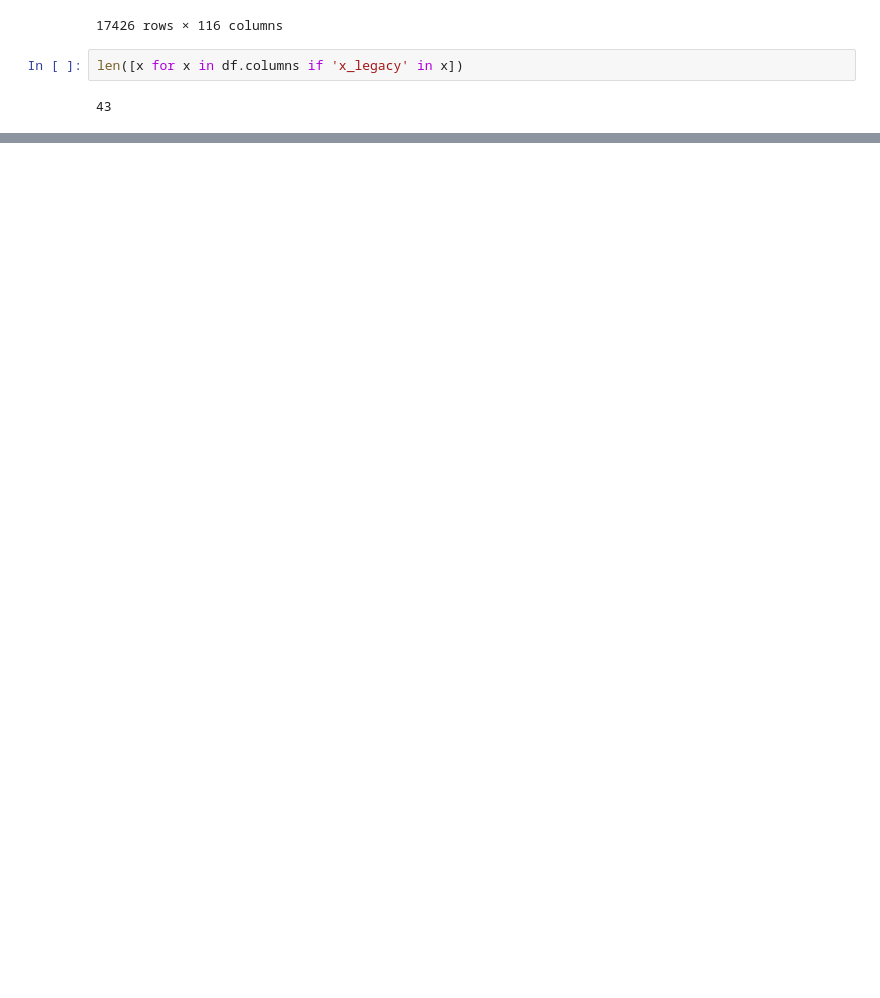
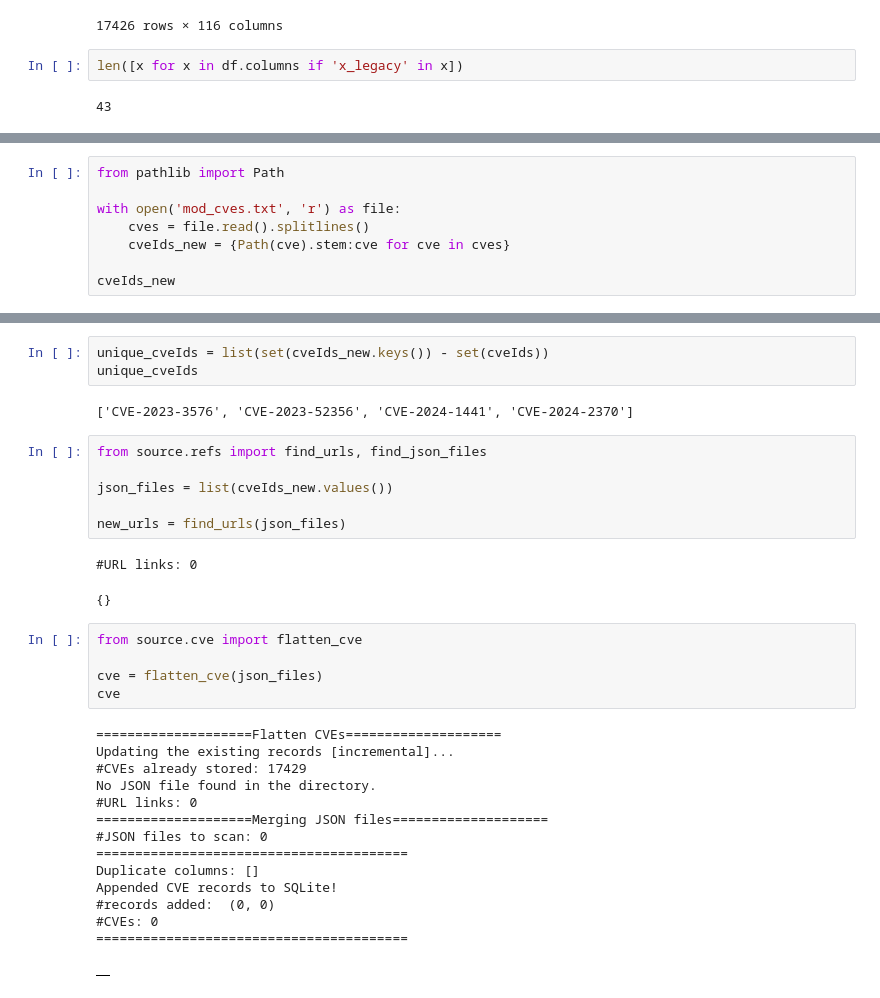
Before and after one commit to SmartSecLab/FixMe, a Jupyter notebook: test.ipynb, the cells around one changed output, grey strips where cells are left out. Saved outputs shown, nothing was run; the diff lists cells and outputs as text; blank space fills up the shorter version.

```diff
--- a/test.ipynb
+++ b/test.ipynb
@@ -272,0 +258,8 @@ Index(['affected', 'assignerOrgId', 'assignerShortName', 'configurations',
+# %%
+from pathlib import Path
+
+with open('mod_cves.txt', 'r') as file:
+    cves = file.read().splitlines()
+    cveIds_new = {Path(cve).stem:cve for cve in cves}
+
+cveIds_new
@@ -272,0 +278,34 @@ Index(['affected', 'assignerOrgId', 'assignerShortName', 'configurations',
+# %%
+unique_cveIds = list(set(cveIds_new.keys()) - set(cveIds))
+unique_cveIds
+# %% [output]
+['CVE-2023-3576', 'CVE-2023-52356', 'CVE-2024-1441', 'CVE-2024-2370']
+# %%
+from source.refs import find_urls, find_json_files
+
+json_files = list(cveIds_new.values())
+
+new_urls = find_urls(json_files)
+# %% [output]
+#URL links: 0
+{}
+# %%
+from source.cve import flatten_cve
+
+cve = flatten_cve(json_files)
+cve
+# %% [output]
+====================Flatten CVEs====================
+Updating the existing records [incremental]...
+#CVEs already stored: 17429
+No JSON file found in the directory.
+#URL links: 0
+====================Merging JSON files====================
+#JSON files to scan: 0
+========================================
+Duplicate columns: []
+Appended CVE records to SQLite!
+#records added:  (0, 0)
+#CVEs: 0
+========================================
+|  |
```
Also changed, not shown: parts of 7 cells of this notebook, 6 other files.
